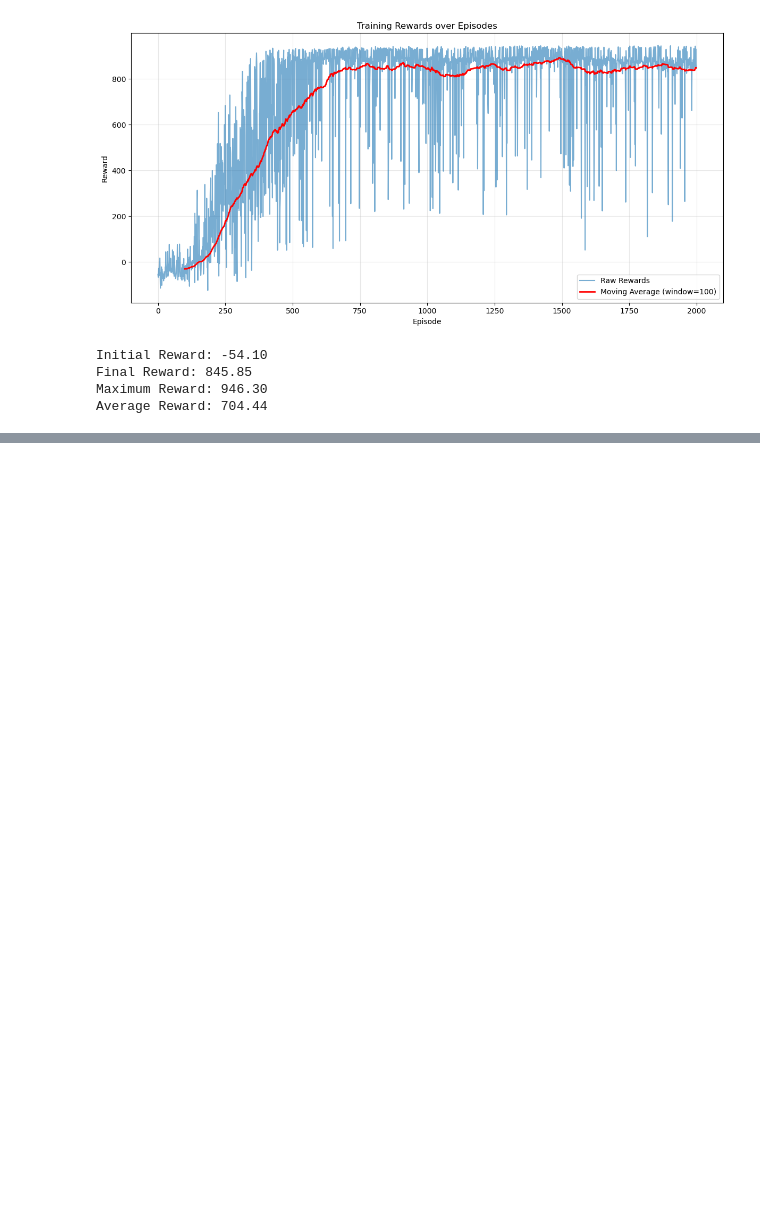
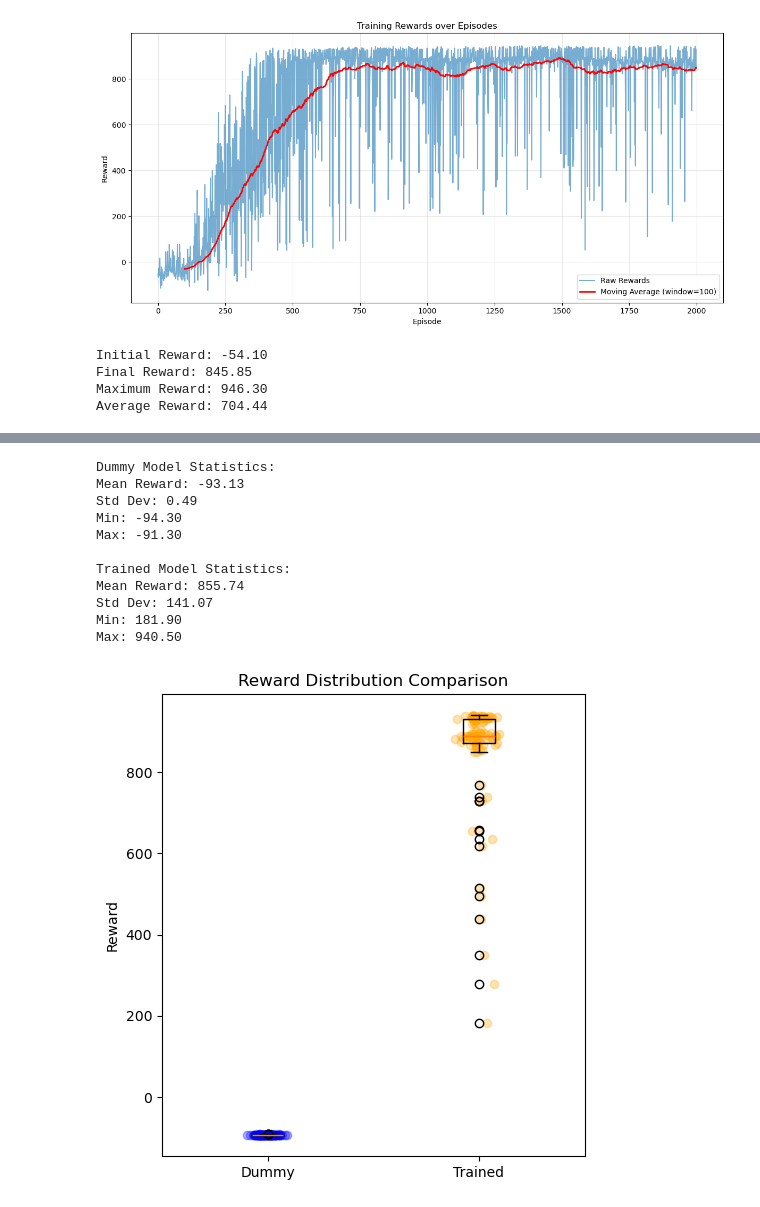
Before and after one commit to xanvcs/deep-q-learning-carracing, a Jupyter notebook: plots.ipynb, the cells around one changed output, grey strips where cells are left out. Drawn from its saved outputs; the diff is of its cells as text; code cells hidden in the pictures; blank space fills up the shorter version.

```diff
--- a/plots.ipynb
+++ b/plots.ipynb
@@ -53,0 +79,40 @@ Average Reward: 704.44
+# %%
+plt.figure(figsize=(12, 6))
+
+plt.subplot(1, 2, 1)
+dummy_rewards = pd.read_csv('results_dummy_20241207_135353.csv')['reward']
+trained_rewards = pd.read_csv('results_trained_20241207_141618.csv')['reward']
+
+plt.boxplot([dummy_rewards, trained_rewards], labels=['Dummy', 'Trained'])
+plt.title('Reward Distribution Comparison')
+plt.ylabel('Reward')
+
+x_dummy = np.random.normal(1, 0.04, size=len(dummy_rewards))
+x_trained = np.random.normal(2, 0.04, size=len(trained_rewards))
+plt.scatter(x_dummy, dummy_rewards, alpha=0.3, color='blue')
+plt.scatter(x_trained, trained_rewards, alpha=0.3, color='orange')
+
+print("Dummy Model Statistics:")
+print(f"Mean Reward: {dummy_rewards.mean():.2f}")
+print(f"Std Dev: {dummy_rewards.std():.2f}")
+print(f"Min: {dummy_rewards.min():.2f}")
+print(f"Max: {dummy_rewards.max():.2f}\n")
+
+print("Trained Model Statistics:")
+print(f"Mean Reward: {trained_rewards.mean():.2f}")
+print(f"Std Dev: {trained_rewards.std():.2f}")
+print(f"Min: {trained_rewards.min():.2f}")
+print(f"Max: {trained_rewards.max():.2f}")
+# %% [output]
+Dummy Model Statistics:
+Mean Reward: -93.13
+Std Dev: 0.49
+Min: -94.30
+Max: -91.30
+
+Trained Model Statistics:
+Mean Reward: 855.74
+Std Dev: 141.07
+Min: 181.90
+Max: 940.50
+[figure, added]
```
Also changed, not shown: parts of 6 cells of this notebook.
